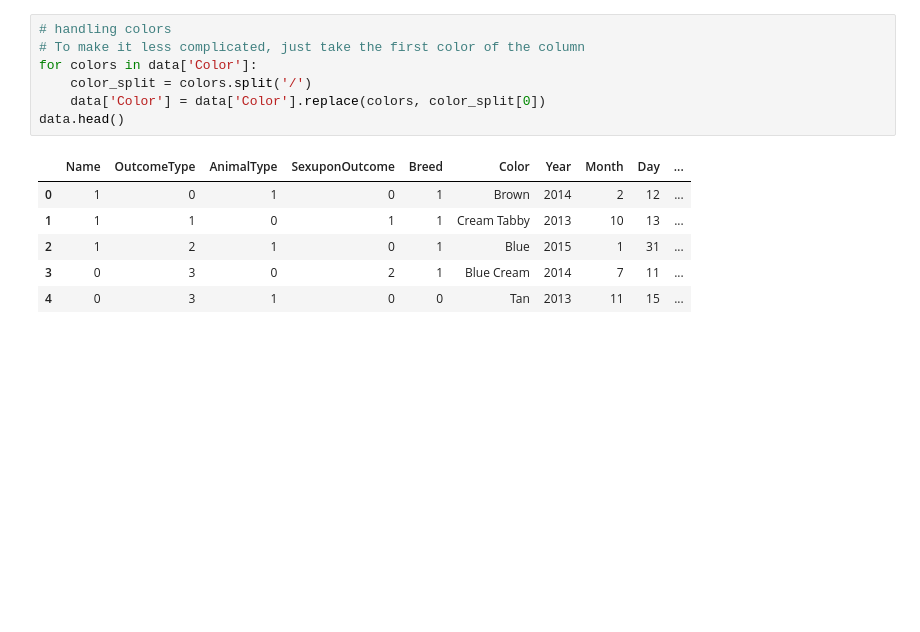
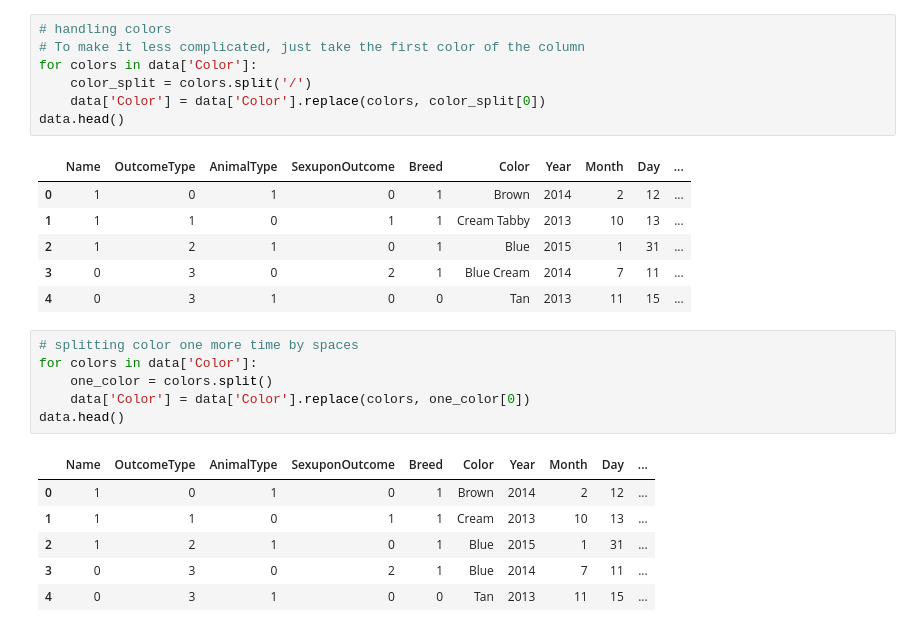
Before and after one commit to cedrictongg/CS5661_DataScience, a Jupyter notebook: FinalProject_Master.ipynb, the cells around one changed output. Saved outputs shown, nothing was run; the diff lists cells and outputs as text; blank space fills up the shorter version.

```diff
--- a/FinalProject_Master.ipynb
+++ b/FinalProject_Master.ipynb
@@ -163,3 +134,16 @@ data.head()
 | 2 | 1 | 2 | 1 | 0 | 1 | Blue | 2015 | 1 | 31 | ... |
 | 3 | 0 | 3 | 0 | 2 | 1 | Blue Cream | 2014 | 7 | 11 | ... |
 | 4 | 0 | 3 | 1 | 0 | 0 | Tan | 2013 | 11 | 15 | ... |
+# %%
+# splitting color one more time by spaces
+for colors in data['Color']:
+    one_color = colors.split()
+    data['Color'] = data['Color'].replace(colors, one_color[0])
+data.head()
+# %% [output]
+|  | Name | OutcomeType | AnimalType | SexuponOutcome | Breed | Color | Year | Month | Day | ... |
+| 0 | 1 | 0 | 1 | 0 | 1 | Brown | 2014 | 2 | 12 | ... |
+| 1 | 1 | 1 | 0 | 1 | 1 | Cream | 2013 | 10 | 13 | ... |
+| 2 | 1 | 2 | 1 | 0 | 1 | Blue | 2015 | 1 | 31 | ... |
+| 3 | 0 | 3 | 0 | 2 | 1 | Blue | 2014 | 7 | 11 | ... |
+| 4 | 0 | 3 | 1 | 0 | 0 | Tan | 2013 | 11 | 15 | ... |
```
Also changed, not shown: parts of 9 cells of this notebook.
